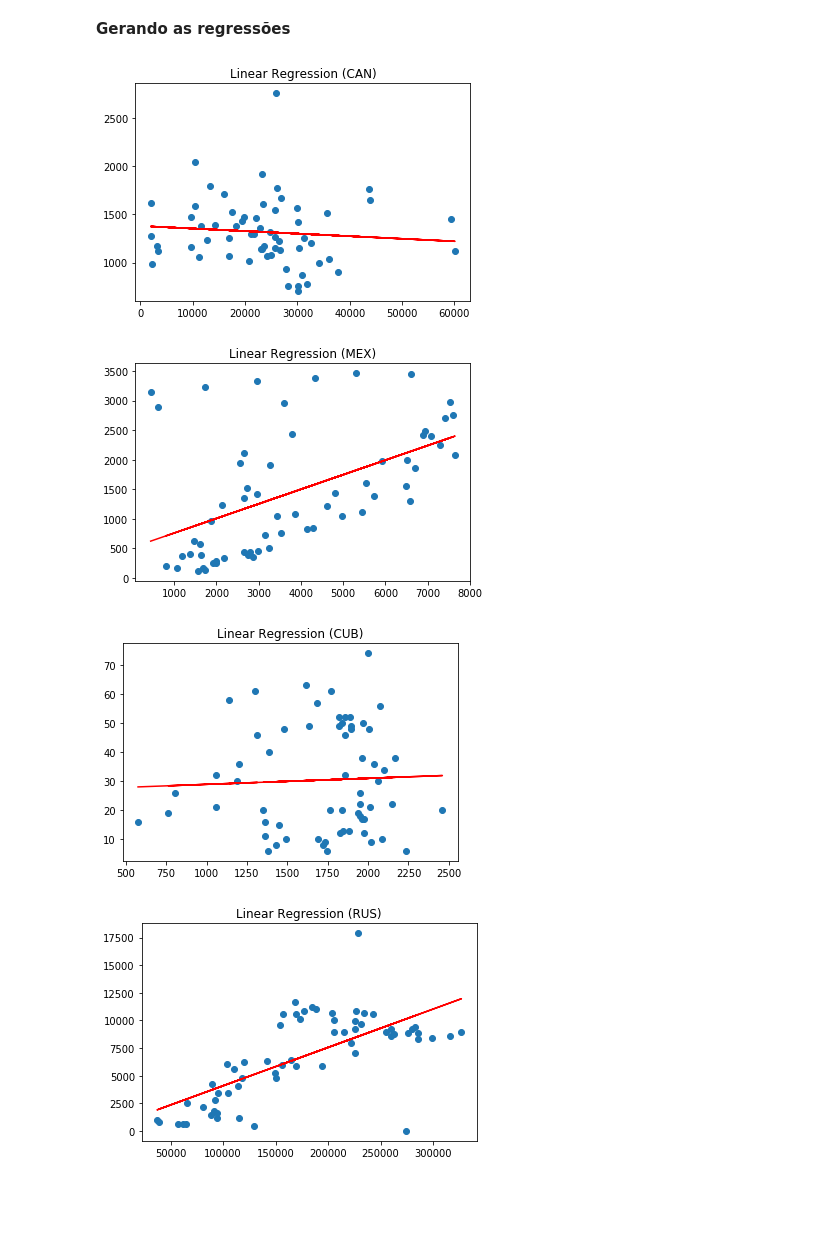
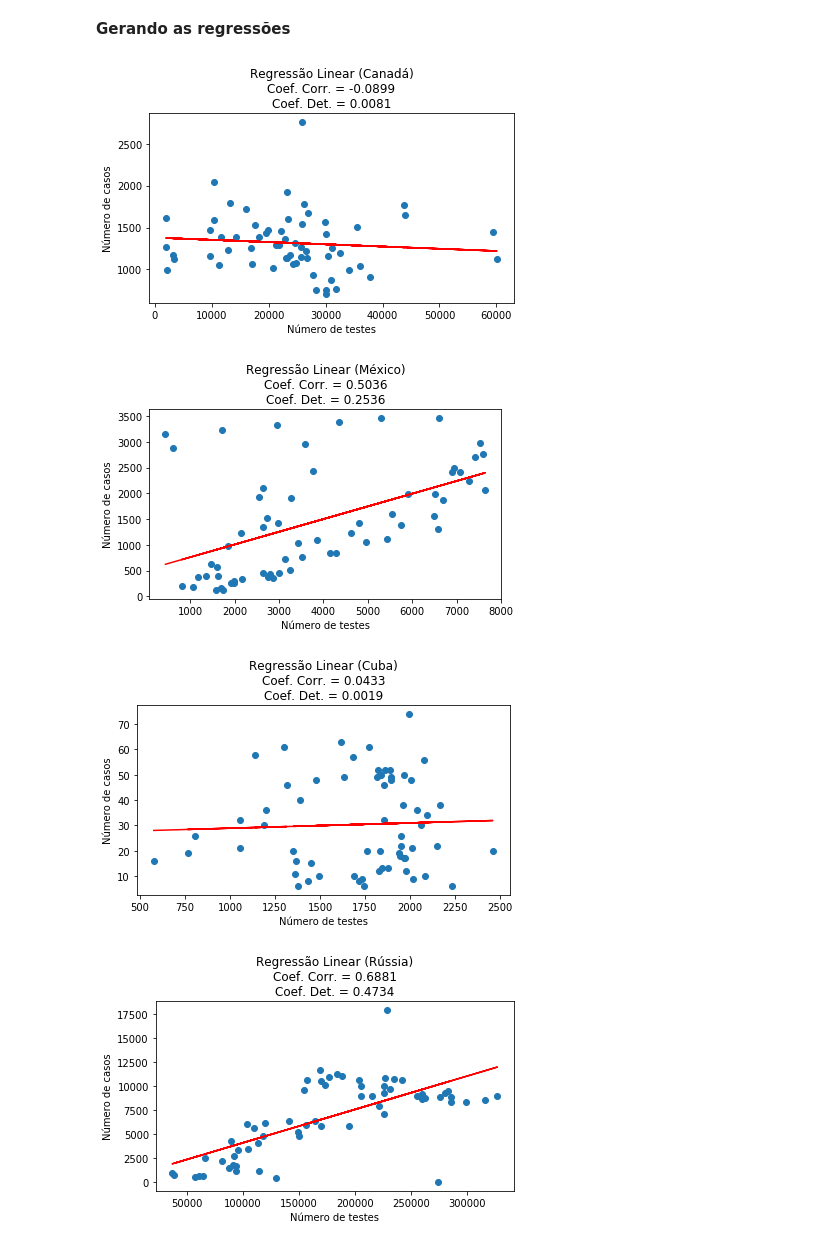
Before and after one commit to cmath-covid/trabalho-grupo-azul-CAP239, a Jupyter notebook: 2_analise_visualizacao_dos_dados/5_analise_de_regressao.ipynb, the cells around one changed output. Cells and saved outputs as stored; diff of their text form; code cells hidden in the pictures; blank space fills up the shorter version.

Commit message:
Atualização do modelo de regressão

```diff
--- a/2_analise_visualizacao_dos_dados/5_analise_de_regressao.ipynb
+++ b/2_analise_visualizacao_dos_dados/5_analise_de_regressao.ipynb
@@ -35,31 +37,51 @@ data_owd['date'] = pd.to_datetime(data_owd['date'])
 data_owd = data_owd[data_owd['date'] >= '2020-04-01']
 
 data_owd = data_owd[~data_owd['new_tests'].isna()] # Filtrando o conjunto de dados pelos testes válidos
+data_owd = data_owd[~data_owd['new_cases'].isna()]
 # %%
 data_owd.set_index("iso_code", inplace=True)
 # %% [markdown]
 **Gerando as regressões**
 # %%
 codes = ['CAN', 'MEX', 'CUB', 'RUS']
+
+names = {
+    'CAN': 'Canadá',
+    'BRA': 'Brasil',
+    'CUB': 'Cuba',
+    'MEX': 'México',
+    'RUS': 'Rússia'
+}
 # %%
 for c in codes:
     data = data_owd.loc[[c], :]
 
     # linear regression model
     X = data['new_tests'].values.reshape(-1, 1)
     y = data['new_cases'].values.reshape(-1, 1)
 
     regr = linear_model.LinearRegression()
     regr.fit(X, y)
     y_pred = regr.predict(X)
 
+    # Métricas
+    co = np.corrcoef(data['new_tests'], data['new_cases'])
+    co_value = co[0][1]
+    r2 = r2_score(y, y_pred)
+
+    country_name = names[c]
+
     plt.figure()
     plt.scatter(X, y)
     plt.plot(X, y_pred, color='red')
     plt.title('Linear Regression ({0})'.format(c))
+    plt.title('Regressão Linear ({country})\nCoef. Corr. = {co_value}\nCoef. Det. = {r2}'.format(country=country_name, co_value=round(co_value, 4), r2=round(r2, 4)))
+    plt.ylabel("Número de casos")
+    plt.xlabel("Número de testes")
+    plt.tight_layout()
     plt.show()
 # %% [output]
-[figure, old version]
+[figure, new version]
-[figure, old version]
+[figure, new version]
-[figure, old version]
+[figure, new version]
-[figure, old version]
+[figure, new version]
```
Also changed, not shown: parts of 1 cell of this notebook.
